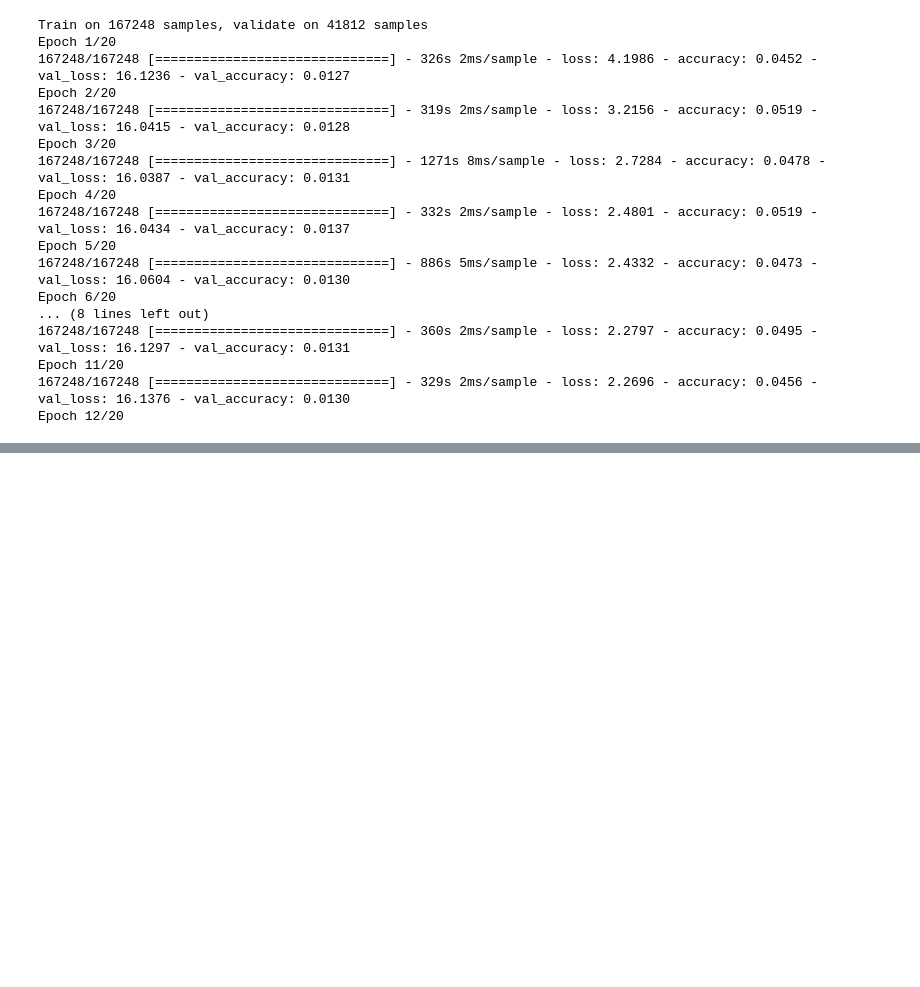
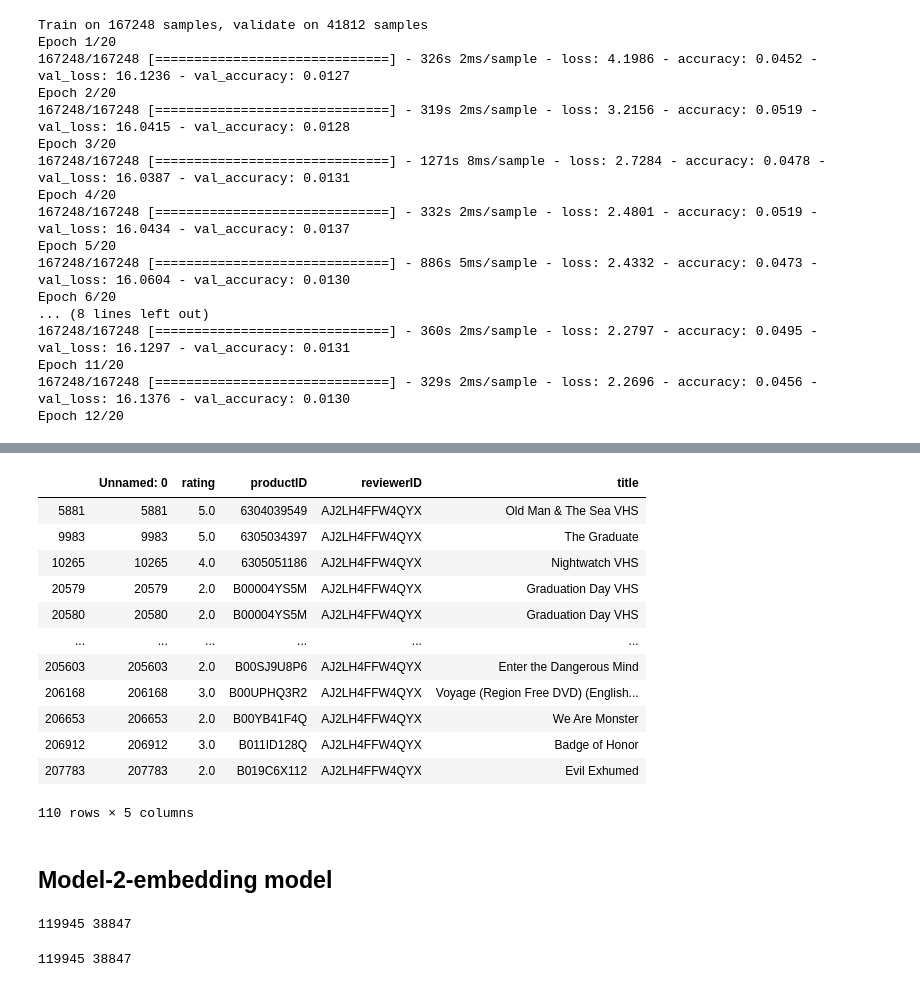
Before and after one commit to Daihongchen/movies_and_tv_recommendation_system, a Jupyter notebook: notebooK/02_exploratory.ipynb, the cells around one changed output, grey strips where cells are left out. Cells and saved outputs as stored; diff of their text form; code cells hidden in the pictures; blank space fills up the shorter version.

```diff
--- a/notebooK/02_exploratory.ipynb
+++ b/notebooK/02_exploratory.ipynb
@@ -242,3 +250,5 @@ Epoch 6/20
 Epoch 11/20
 167248/167248 [==============================] - 329s 2ms/sample - loss: 2.2696 - accuracy: 0.0456 - val_loss: 16.1376 - val_accuracy: 0.0130
 Epoch 12/20
+# %%
+ratings_2018 = pd.read_csv('ratings_2018.csv')
@@ -244,0 +282,30 @@ Epoch 12/20
+# %%
+ratings_2018[ratings_2018['reviewerID']=='AJ2LH4FFW4QYX']
+# %% [output]
+|  | Unnamed: 0 | rating | productID | reviewerID | title |
+| 5881 | 5881 | 5.0 | 6304039549 | AJ2LH4FFW4QYX | Old Man & The Sea VHS |
+| 9983 | 9983 | 5.0 | 6305034397 | AJ2LH4FFW4QYX | The Graduate |
+| 10265 | 10265 | 4.0 | 6305051186 | AJ2LH4FFW4QYX | Nightwatch VHS |
+| 20579 | 20579 | 2.0 | B00004YS5M | AJ2LH4FFW4QYX | Graduation Day VHS |
+| 20580 | 20580 | 2.0 | B00004YS5M | AJ2LH4FFW4QYX | Graduation Day VHS |
+| ... | ... | ... | ... | ... | ... |
+| 205603 | 205603 | 2.0 | B00SJ9U8P6 | AJ2LH4FFW4QYX | Enter the Dangerous Mind |
+| 206168 | 206168 | 3.0 | B00UPHQ3R2 | AJ2LH4FFW4QYX | Voyage (Region Free DVD) (English... |
+| 206653 | 206653 | 2.0 | B00YB41F4Q | AJ2LH4FFW4QYX | We Are Monster |
+| 206912 | 206912 | 3.0 | B011ID128Q | AJ2LH4FFW4QYX | Badge of Honor |
+| 207783 | 207783 | 2.0 | B019C6X112 | AJ2LH4FFW4QYX | Evil Exhumed |
+110 rows × 5 columns
+# %% [markdown]
+## Model-2-embedding model
+# %%
+from sklearn.preprocessing import LabelEncoder
+reviewer_enc = LabelEncoder()
+ratings_2018['reviewer'] = reviewer_enc.fit_transform(ratings_2018['reviewerID'].astype(str).values)
+n_reviewers = ratings_2018['reviewer'].nunique()
+movie_enc = LabelEncoder()
+ratings_2018['movie'] = movie_enc.fit_transform(ratings_2018['title'].astype(str).values)
+n_movies = ratings_2018['movie'].nunique()
+ratings_2018['rating'] = ratings_2018['rating'].values.astype(np.float32)
+print(n_reviewers, n_movies)
+# %% [output]
+119945 38847
@@ -244,0 +327,4 @@ Epoch 12/20
+# %%
+print(n_reviewers, n_movies)
+# %% [output]
+119945 38847
```
Also changed, not shown: parts of 15 cells of this notebook.
